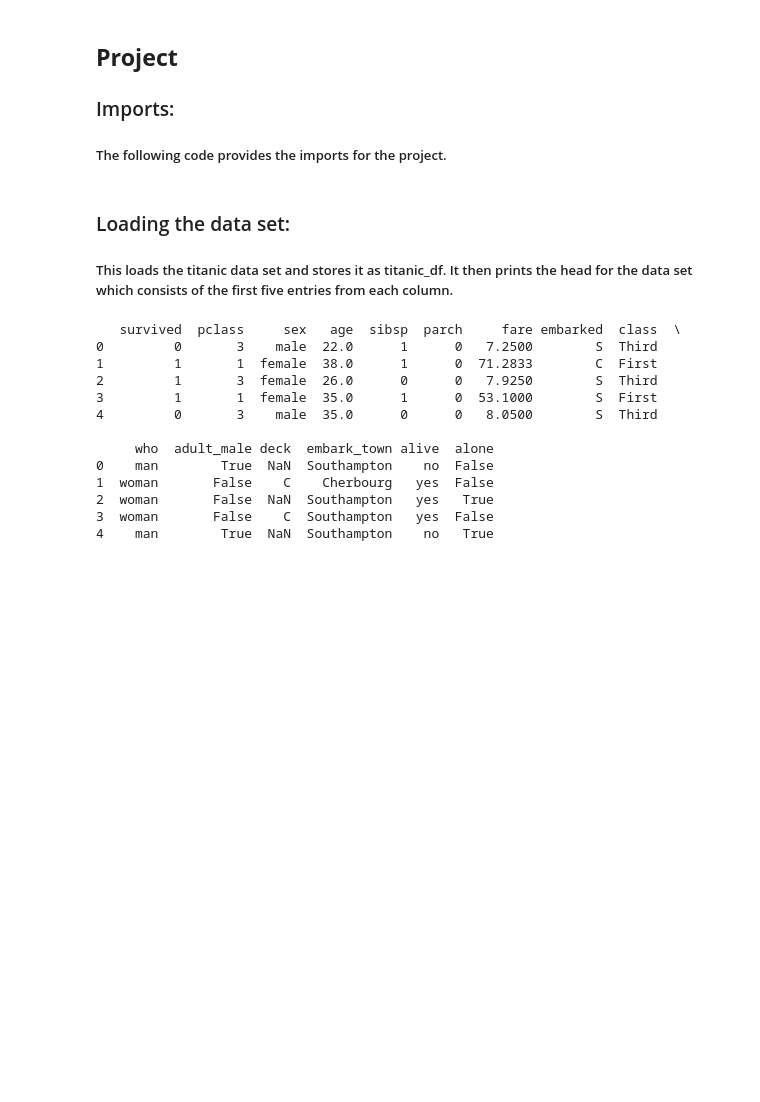
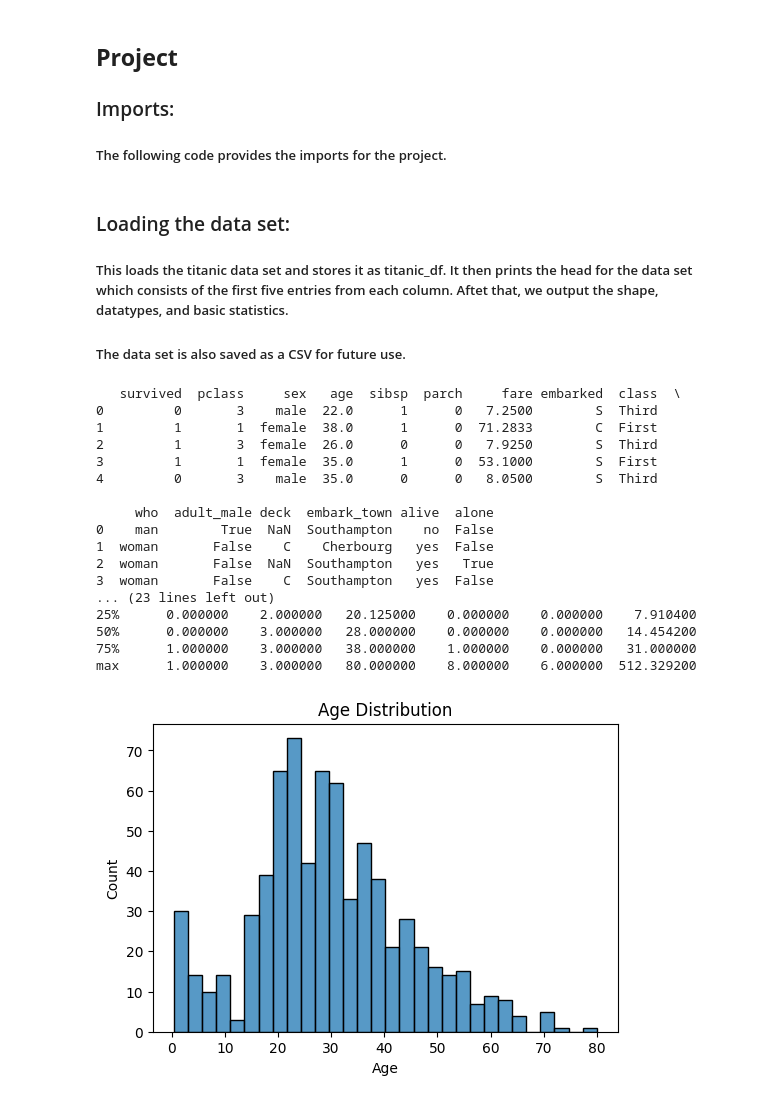
Before and after one commit to wvance1/datafun-06-eda, a Jupyter notebook: Westley_eda.ipynb, the cells around one changed output. Saved outputs shown, nothing was run; the diff lists cells and outputs as text; code cells hidden in the pictures; blank space fills up the shorter version.

Commit message:
Added all of the graphs. I will next be modifying the ReadMe and adding comments creating the story.

```diff
--- a/Westley_eda.ipynb
+++ b/Westley_eda.ipynb
@@ -16,13 +17,18 @@ import pandas as pd
 # %% [markdown]
 ### Loading the data set:
-##### This loads the titanic data set and stores it as titanic_df. It then prints the head for the data set which consists of the first five entries from each column.
+##### This loads the titanic data set and stores it as titanic_df. It then prints the head for the data set which consists of the first five entries from each column. Aftet that, we output the shape, datatypes, and basic statistics.
+##### The data set is also saved as a CSV for future use.
 # %%
 
 # Load the Titanic dataset
 titanic_df = sns.load_dataset('titanic')
 
-# Display the first few rows of the dataset
+# Display the first few rows of the dataset, the shape, the datatypes, and the basic statistics.
 print(titanic_df.head())
+print(titanic_df.shape)
+print(titanic_df.dtypes)
+print(titanic_df.describe())
+
 
 #downloaded data set as .csv
 titanic_df.to_csv('titanic.csv', index=False)
@@ -39,4 +45,18 @@ titanic_df.to_csv('titanic.csv', index=False)
 1  woman       False    C    Cherbourg   yes  False
 2  woman       False  NaN  Southampton   yes   True
 3  woman       False    C  Southampton   yes  False
-4    man        True  NaN  Southampton    no   True
+... (23 lines left out)
+25%      0.000000    2.000000   20.125000    0.000000    0.000000    7.910400
+50%      0.000000    3.000000   28.000000    0.000000    0.000000   14.454200
+75%      1.000000    3.000000   38.000000    1.000000    0.000000   31.000000
+max      1.000000    3.000000   80.000000    8.000000    6.000000  512.329200
+# %%
+# Bar graph of the age distribution
+plt.figure(figsize=(6, 4))
+sns.histplot(titanic_df['age'].dropna(), bins=30, kde=False)
+plt.title('Age Distribution')
+plt.xlabel('Age')
+plt.ylabel('Count')
+plt.show()
+# %% [output]
+[figure, added]
```
Also changed, not shown: parts of 7 cells of this notebook.
